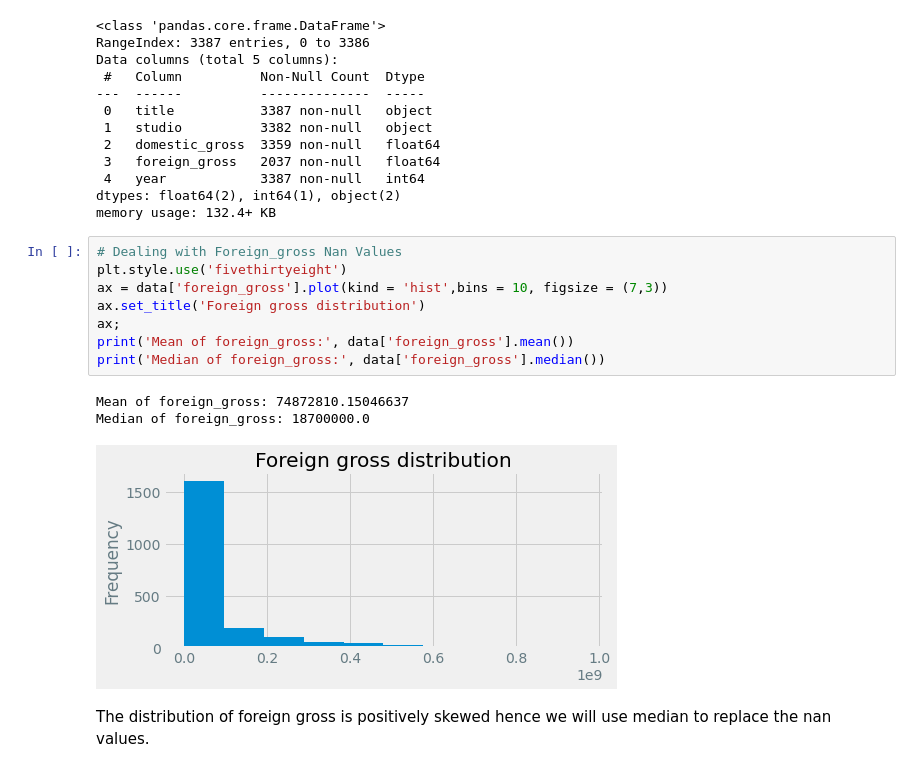
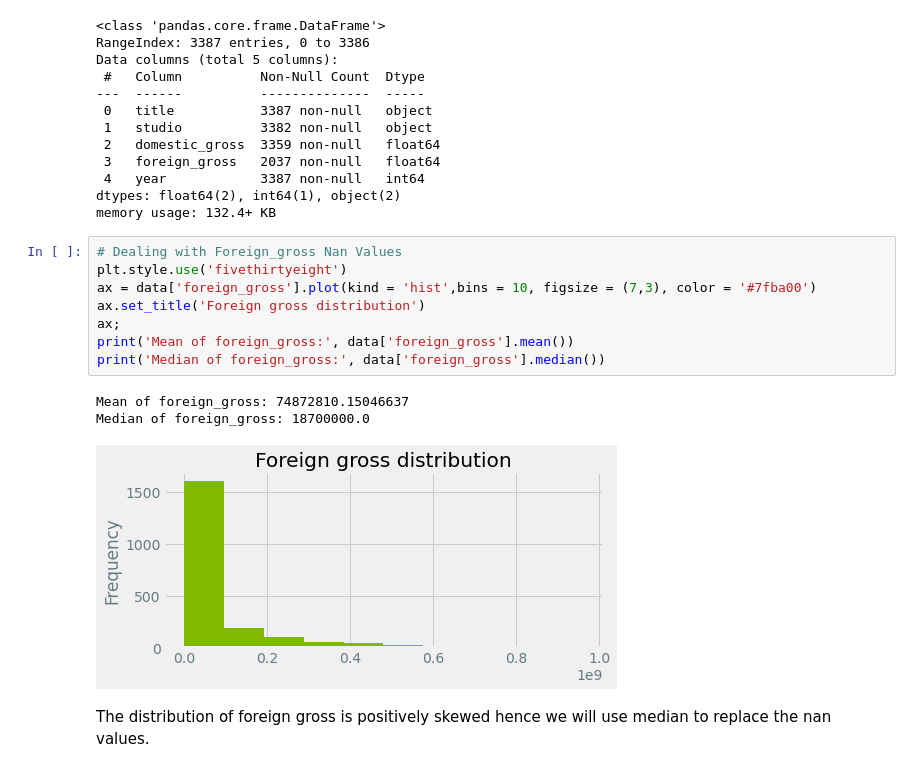
Before and after one commit to Johnspes/movies-microsoft, a Jupyter notebook: Movies Data Cleaning and Visualization.ipynb, the cells around one changed output. Cells and saved outputs as stored; diff of their text form.

```diff
--- a/Movies Data Cleaning and Visualization.ipynb
+++ b/Movies Data Cleaning and Visualization.ipynb
@@ -149,15 +166,15 @@ memory usage: 132.4+ KB
 # %%
 # Dealing with Foreign_gross Nan Values
 plt.style.use('fivethirtyeight')
-ax = data['foreign_gross'].plot(kind = 'hist',bins = 10, figsize = (7,3))
+ax = data['foreign_gross'].plot(kind = 'hist',bins = 10, figsize = (7,3), color = '#7fba00')
 ax.set_title('Foreign gross distribution')
 ax;
 print('Mean of foreign_gross:', data['foreign_gross'].mean())
 print('Median of foreign_gross:', data['foreign_gross'].median())
 # %% [output]
 Mean of foreign_gross: 74872810.15046637
 Median of foreign_gross: 18700000.0
-[figure, old version]
+[figure, new version]
 # %% [markdown]
 The distribution of foreign gross is positively skewed hence we will use median to replace the nan values.
 # %%
```
Also changed, not shown: parts of 137 cells of this notebook.
